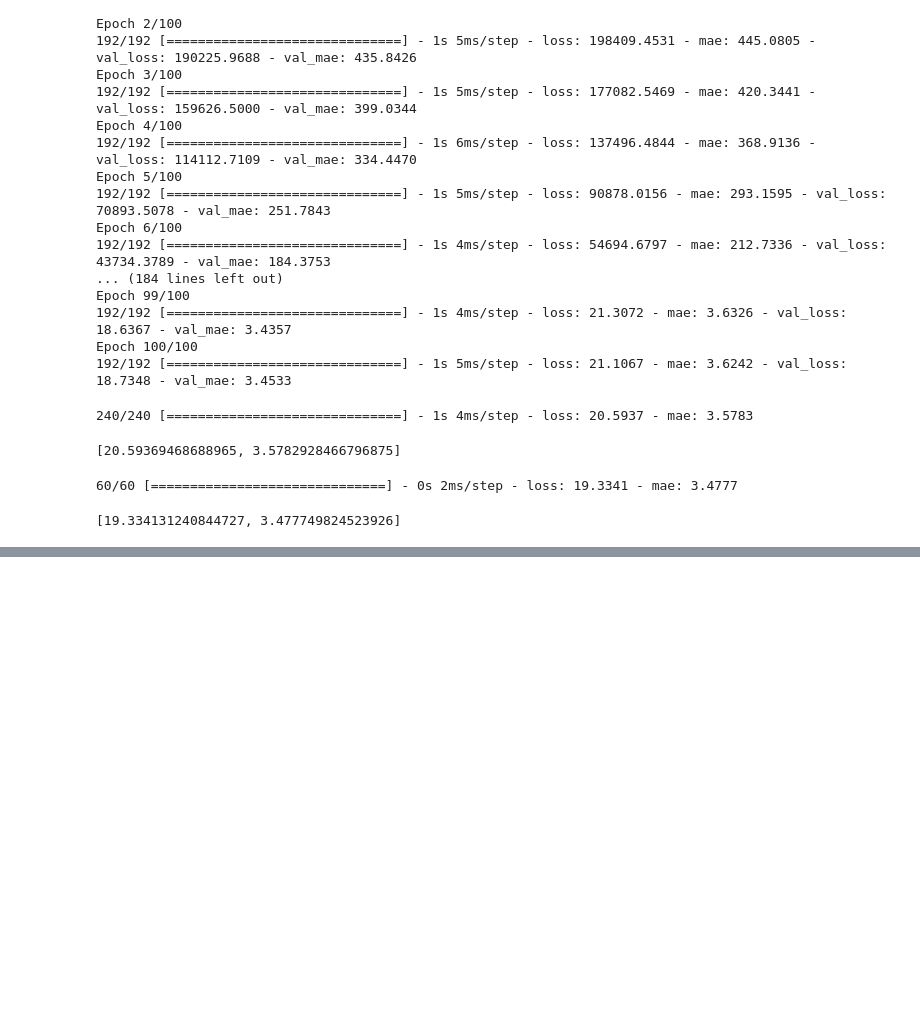
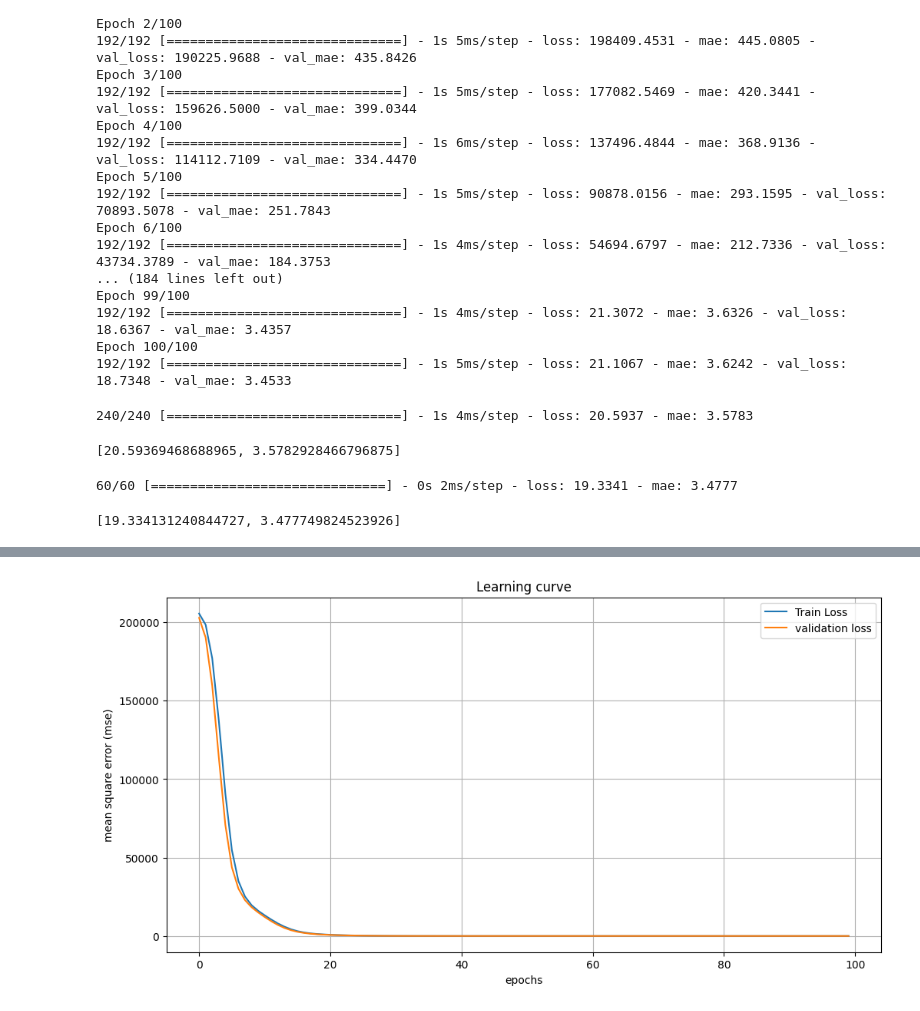
Before and after one commit to Aaliya02/Deep-learning, a Jupyter notebook: Regression_with_keras.ipynb, the cells around one changed output, grey strips where cells are left out. Saved outputs shown, nothing was run; the diff lists cells and outputs as text; code cells hidden in the pictures; blank space fills up the shorter version.

```diff
--- a/Regression_with_keras.ipynb
+++ b/Regression_with_keras.ipynb
@@ -187,0 +228,13 @@ model.evaluate(xtest,ytest)
+# %%
+import matplotlib.pyplot as plt
+plt.figure(figsize=(12,6))
+plt.plot(hist.history['loss'], label='Train Loss')
+plt.plot(hist.history['val_loss'], label='validation loss')
+plt.xlabel('epochs')
+plt.ylabel('mean square error (mse)')
+plt.title('Learning curve')
+plt.legend()
+plt.grid()
+plt.show()
+# %% [output]
+[figure, added]
```
Also changed, not shown: parts of 12 cells of this notebook.
